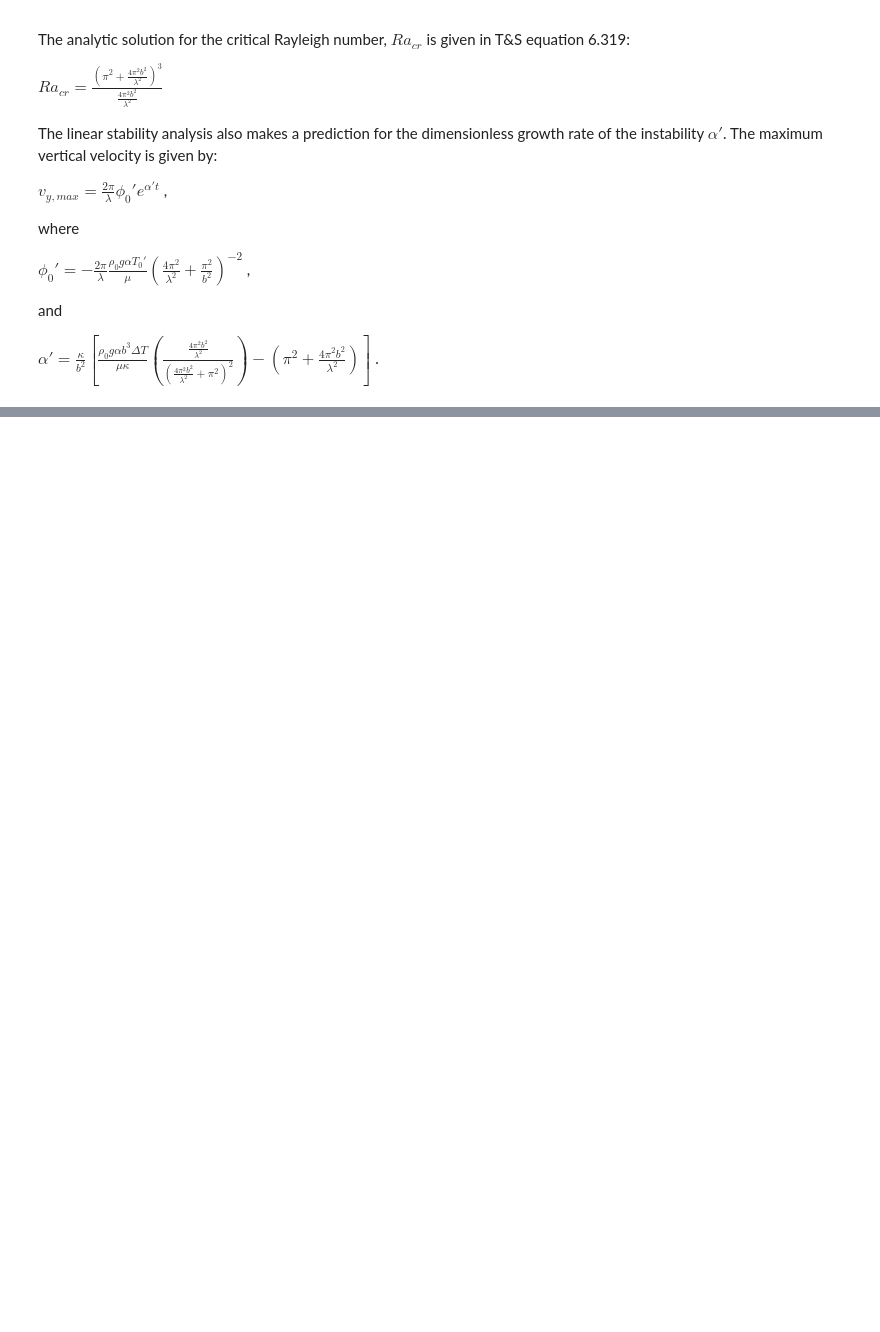
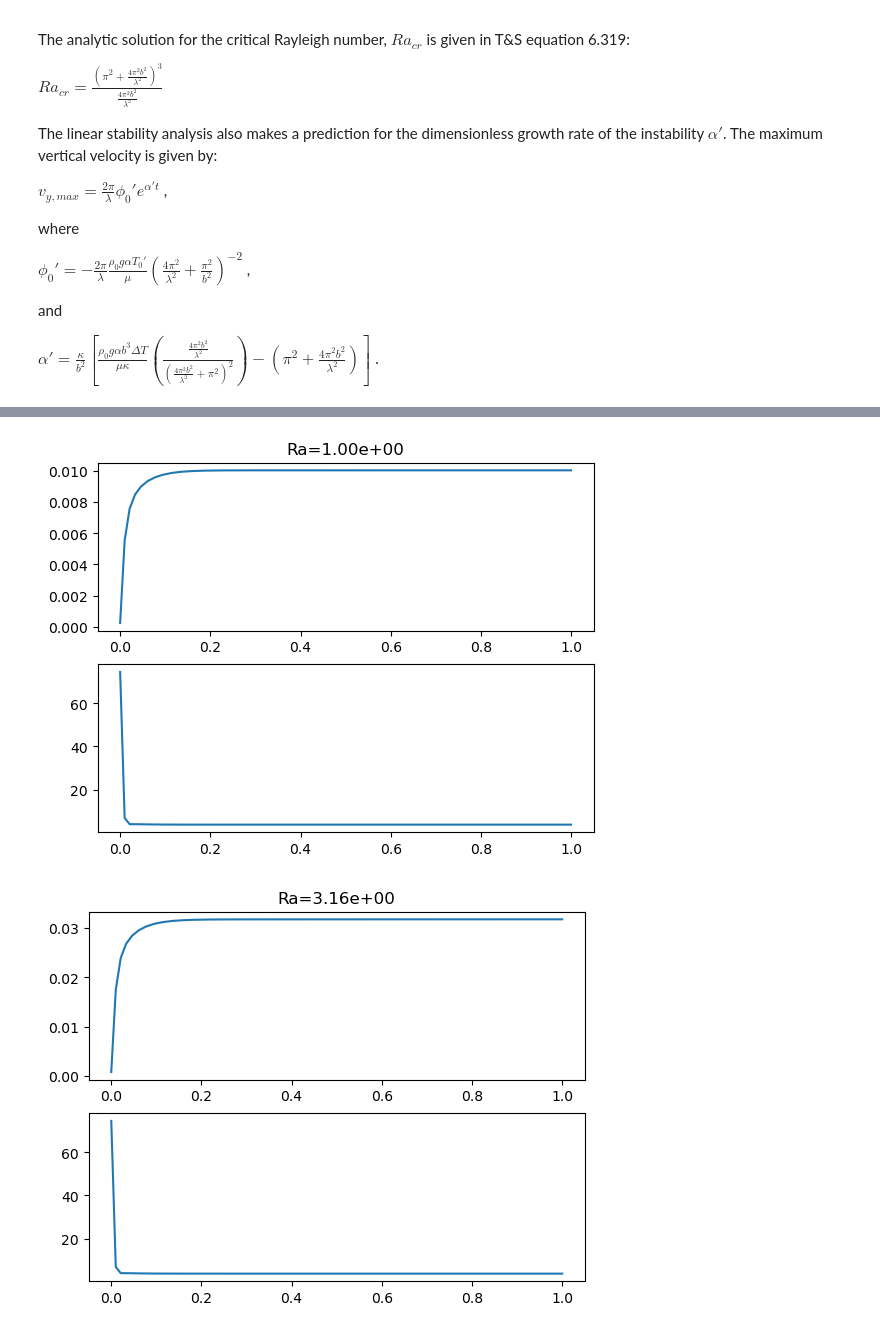
Before and after one commit to maxrudolph/edge-driven-convection, a Jupyter notebook: run-edge-driven-cases.ipynb, the cells around one changed output, grey strips where cells are left out. Drawn from its saved outputs; the diff is of its cells as text; code cells hidden in the pictures; blank space fills up the shorter version.

Commit message:
scaling plots for 3 cases

```diff
--- a/run-edge-driven-cases.ipynb
+++ b/run-edge-driven-cases.ipynb
@@ -38,10 +39,8 @@ import numpy as np
 import matplotlib.pyplot as plt
 from subprocess import run
 
-base_input = "edge-isoviscous-base.prm"    # The 'base' input file that gets modified
-input_file_base = "input"                   # The temporary input file that is used for each run
+input_file_base = "input"                  # The temporary input file that is used for each run
 aspect_bin = "./aspect-release"            # Path to aspect executable
-output_dir_base = "output-edge-isoviscous-"     # Output directory
 # %%
 # Create a dictionary to replace keys in base input file with appropriate values
 parameters = dict([])
@@ -111,17 +111,19 @@ def run_aspect(rayleigh,p=parameters):
     t, vmax, qsurf = parse_output(output_dir)
     return t,vmax,qsurf
 # %%
-rayleigh_numbers = 10.0 ** np.linspace(0,5,3) # 11 for full run
+base_input = "edge-isoviscous-base"    # The 'base' input file that gets modified
+rayleigh_numbers = 10.0 ** np.linspace(0,5,11) # 11 for full run
 print(rayleigh_numbers)
-t = []
-vmax = []
-qsurf = []
+t_edge = []
+vmax_edge = []
+qsurf_edge = []
 for ra in rayleigh_numbers:
     ras = "{:.3e}".format(ra)
-    t1,vmax1,qsurf1 = run_aspect(ras,p)
-    t.append(t1)
-    vmax.append(vmax1)
-    qsurf.append(qsurf1)
+    print("Now on ra="+ras)
+    t1,vmax1,qsurf1 = run_aspect(ras,base_input,parameters)
+    t_edge.append(t1)
+    vmax_edge.append(vmax1)
+    qsurf_edge.append(qsurf1)
 # %% [output]
 [1.00000000e+00 3.16227766e+00 1.00000000e+01 3.16227766e+01
  1.00000000e+02 3.16227766e+02 1.00000000e+03 3.16227766e+03
@@ -128,0 +142,6 @@ for ra in rayleigh_numbers:
+# %%
+for i in range(len(rayleigh_numbers)):
+    plot_single_run(rayleigh_numbers[i],t_edge[i],vmax_edge[i],qsurf_edge[i])
+# %% [output]
+[figure, added]
+[figure, added]
```
Also changed, not shown: parts of 13 cells of this notebook, 2 other files.
